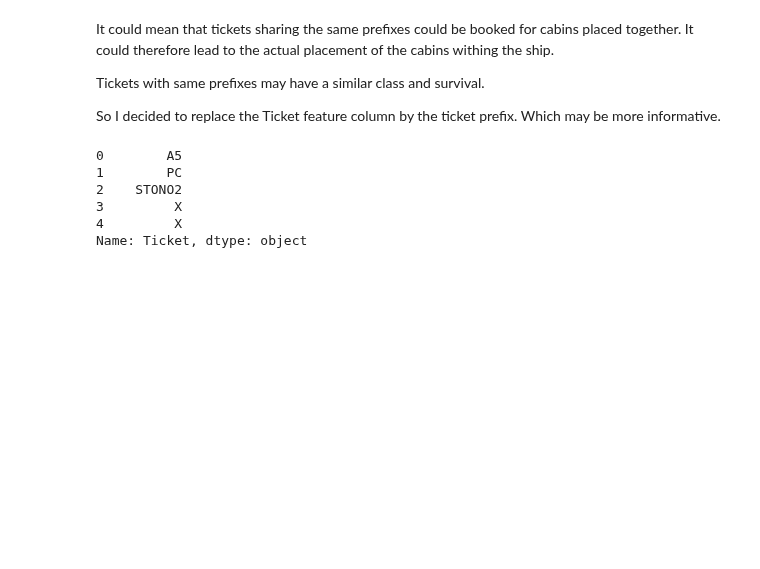
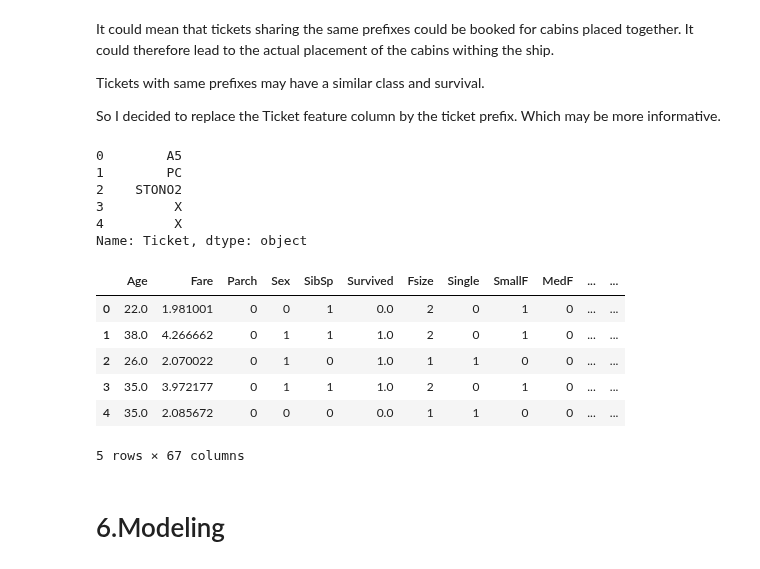
Before and after one commit to JohnHeo04/Day_by_day, a Jupyter notebook: Titanic Top 4% with ensemble modeling_3rd.ipynb, the cells around one changed output. Cells and saved outputs as stored; diff of their text form; code cells hidden in the pictures; blank space fills up the shorter version.

```diff
--- a/Titanic Top 4% with ensemble modeling_3rd.ipynb
+++ b/Titanic Top 4% with ensemble modeling_3rd.ipynb
@@ -695,3 +696,9 @@ dataset["Ticket"].head()
 3         X
 4         X
 Name: Ticket, dtype: object
+# %%
+dataset = pd.get_dummies(dataset, columns = ["Ticket"], prefix="T")
+# %%
+# Create categorical values for Pclass
+dataset["Pclass"] = dataset["Pclass"].astype("category")
+dataset = pd.get_dummies(dataset, columns = ["Pclass"], prefix="Pc")
@@ -697,0 +708,12 @@ Name: Ticket, dtype: object
+# %%
+dataset.head()
+# %% [output]
+|  | Age | Fare | Parch | Sex | SibSp | Survived | Fsize | Single | SmallF | MedF | ... | ... |
+| 0 | 22.0 | 1.981001 | 0 | 0 | 1 | 0.0 | 2 | 0 | 1 | 0 | ... | ... |
+| 1 | 38.0 | 4.266662 | 0 | 1 | 1 | 1.0 | 2 | 0 | 1 | 0 | ... | ... |
+| 2 | 26.0 | 2.070022 | 0 | 1 | 0 | 1.0 | 1 | 1 | 0 | 0 | ... | ... |
+| 3 | 35.0 | 3.972177 | 0 | 1 | 1 | 1.0 | 2 | 0 | 1 | 0 | ... | ... |
+| 4 | 35.0 | 2.085672 | 0 | 0 | 0 | 0.0 | 1 | 1 | 0 | 0 | ... | ... |
+5 rows × 67 columns
+# %% [markdown]
+# 6.Modeling
```
Also changed, not shown: parts of 15 cells of this notebook.
